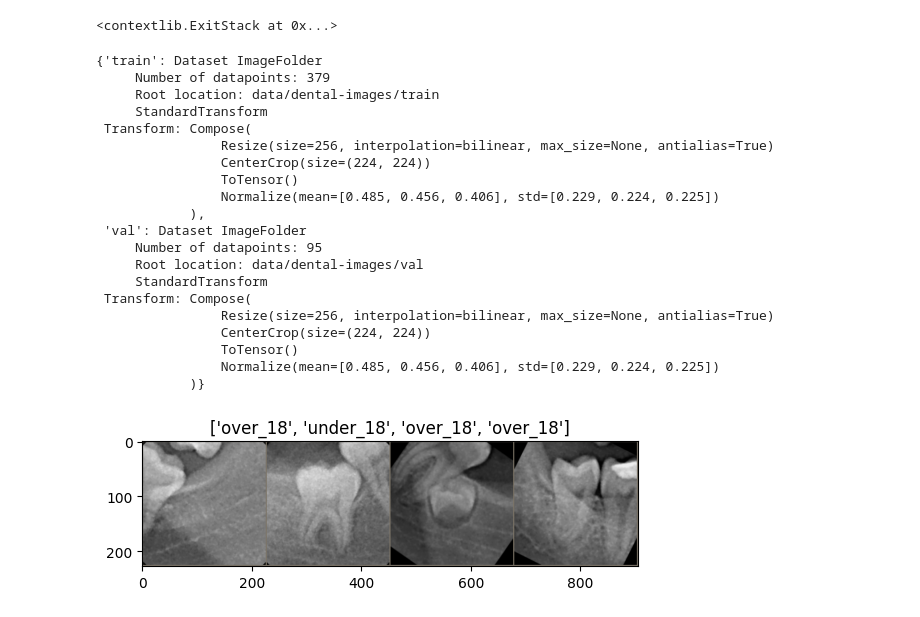
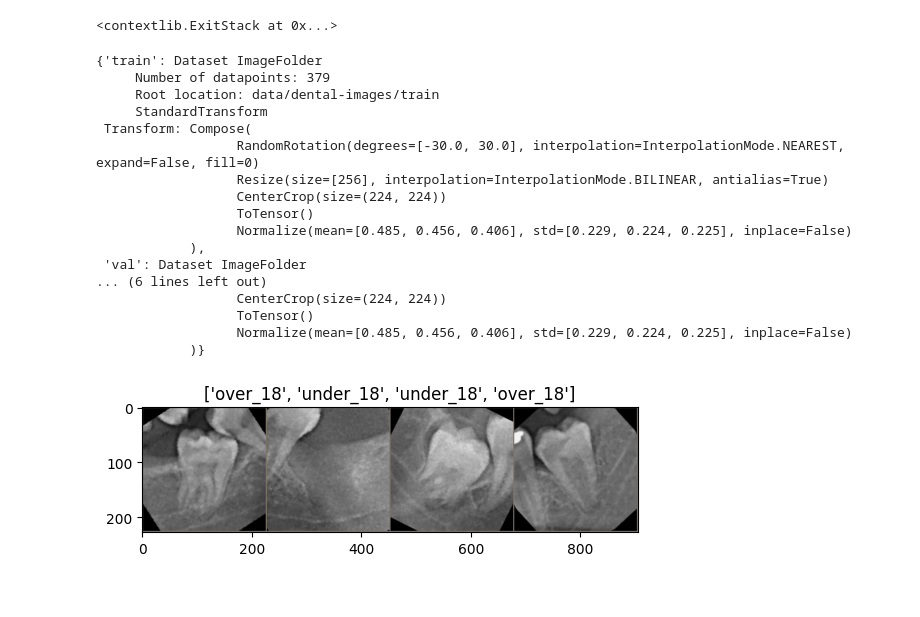
Before and after one commit to antaramol/dental-images, a Jupyter notebook: train.ipynb, the cells around one changed output. Drawn from its saved outputs; the diff is of its cells as text; code cells hidden in the pictures.

```diff
--- a/train.ipynb
+++ b/train.ipynb
@@ -23,23 +24,24 @@ plt.ion()   # interactive mode
 # %% [output]
 <contextlib.ExitStack at 0x...>
 # %%
-# Data augmentation and normalization for training
-# Just normalization for validation
 data_transforms = {
-    'train': transforms.Compose([
-        # transforms.RandomResizedCrop(224),
-        transforms.Resize(256),
-        transforms.CenterCrop(224),
-        transforms.RandomHorizontalFlip(),
-        transforms.ToTensor(),
-        transforms.Normalize([0.485, 0.456, 0.406], [0.229, 0.224, 0.225])
+    'train': v2.Compose([
+        # v2.RandomResizedCrop(224),
+        v2.RandomRotation(30),
+        v2.Resize(256),
+        v2.CenterCrop(224),
+        # v2.RandomHorizontalFlip(),
+        v2.ToTensor(),
+        v2.Normalize([0.485, 0.456, 0.406], [0.229, 0.224, 0.225])
     ]),
-    'val': transforms.Compose([
-        transforms.Resize(256),
-        transforms.CenterCrop(224),
-        transforms.ToTensor(),
-        transforms.Normalize([0.485, 0.456, 0.406], [0.229, 0.224, 0.225])
+    'val': v2.Compose([
+        v2.RandomRotation(30),
+        v2.Resize(256),
+        v2.CenterCrop(224),
+        v2.ToTensor(),
+        v2.Normalize([0.485, 0.456, 0.406], [0.229, 0.224, 0.225])
     ]),
+
 }
 # %%
 data_dir = 'data/dental-images'
@@ -61,44 +63,42 @@ image_datasets
      Root location: data/dental-images/train
      StandardTransform
  Transform: Compose(
-                Resize(size=256, interpolation=bilinear, max_size=None, antialias=True)
-                CenterCrop(size=(224, 224))
-                ToTensor()
-                Normalize(mean=[0.485, 0.456, 0.406], std=[0.229, 0.224, 0.225])
+                  RandomRotation(degrees=[-30.0, 30.0], interpolation=InterpolationMode.NEAREST, expand=False, fill=0)
+                  Resize(size=[256], interpolation=InterpolationMode.BILINEAR, antialias=True)
+                  CenterCrop(size=(224, 224))
+                  ToTensor()
+                  Normalize(mean=[0.485, 0.456, 0.406], std=[0.229, 0.224, 0.225], inplace=False)
             ),
  'val': Dataset ImageFolder
-     Number of datapoints: 95
-     Root location: data/dental-images/val
-     StandardTransform
- Transform: Compose(
-                Resize(size=256, interpolation=bilinear, max_size=None, antialias=True)
-                CenterCrop(size=(224, 224))
-                ToTensor()
-                Normalize(mean=[0.485, 0.456, 0.406], std=[0.229, 0.224, 0.225])
+... (6 lines left out)
+                  CenterCrop(size=(224, 224))
+                  ToTensor()
+                  Normalize(mean=[0.485, 0.456, 0.406], std=[0.229, 0.224, 0.225], inplace=False)
             )}
 # %%
+# show images
 def imshow(inp, title=None):
-    """Display image for Tensor."""
+    """Imshow for Tensor."""
     inp = inp.numpy().transpose((1, 2, 0))
     mean = np.array([0.485, 0.456, 0.406])
     std = np.array([0.229, 0.224, 0.225])
     inp = std * inp + mean
     inp = np.clip(inp, 0, 1)
     plt.imshow(inp)
     if title is not None:
         plt.title(title)
     plt.pause(0.001)  # pause a bit so that plots are updated
 
 
 # Get a batch of training data
 inputs, classes = next(iter(dataloaders['train']))
 
 # Make a grid from batch
 out = torchvision.utils.make_grid(inputs)
 
 imshow(out, title=[class_names[x] for x in classes])
 # %% [output]
-[figure, old version]
+[figure, new version]
 # %%
 def train_model(model, criterion, optimizer, scheduler, num_epochs=25):
     since = time.time()
```
Also changed, not shown: parts of 4 cells of this notebook.
